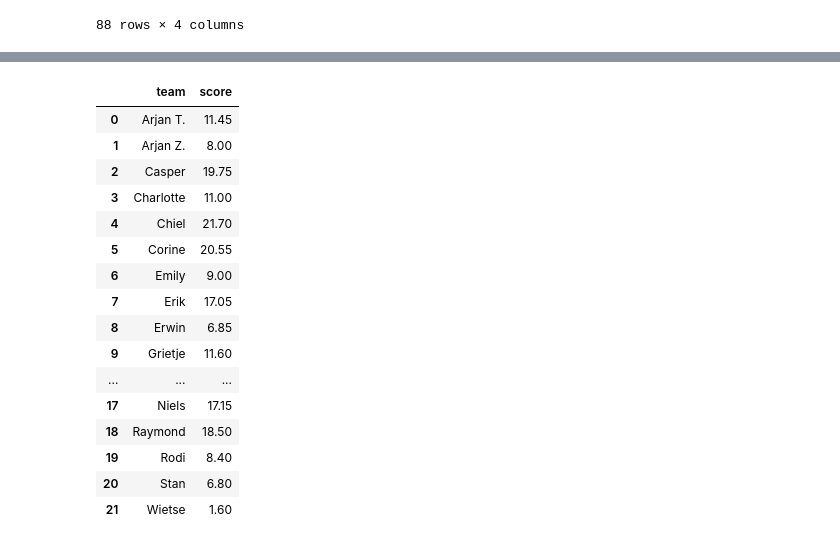
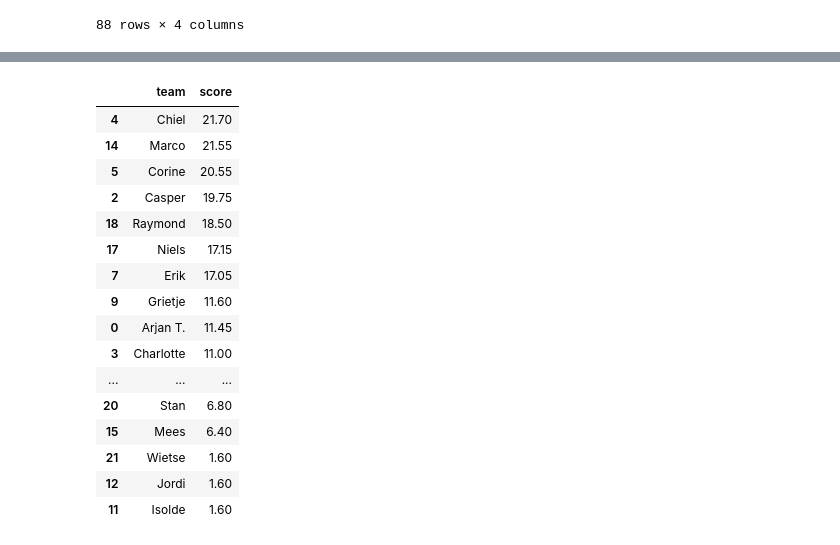
Before and after one commit to Chiil/smallprograms, a Jupyter notebook: acwef1/ACWE F1 2023.ipynb, the cells around one changed output, grey strips where cells are left out. Cells and saved outputs as stored; diff of their text form; code cells hidden in the pictures.

Commit message:
Sort by value.

```diff
--- a/acwef1/ACWE F1 2023.ipynb
+++ b/acwef1/ACWE F1 2023.ipynb
@@ -104,27 +107,27 @@ fig.show()
 # %%
 # df_total_score = df.groupby(['team', 'race'], as_index=False)['score'].sum()
 df_total_score = df.groupby(['team'], as_index=False)['score'].sum()
-# df_total_score = df_total_score.sort_values(by='score', ascending=False)
-df_total_score = df_total_score.sort_values(by='team', ascending=True)
+df_total_score = df_total_score.sort_values(by='score', ascending=False)
+# df_total_score = df_total_score.sort_values(by='team', ascending=True)
 df_total_score
 # %% [output]
 |  | team | score |
+| 4 | Chiel | 21.70 |
+| 14 | Marco | 21.55 |
+| 5 | Corine | 20.55 |
+| 2 | Casper | 19.75 |
+| 18 | Raymond | 18.50 |
+| 17 | Niels | 17.15 |
+| 7 | Erik | 17.05 |
+| 9 | Grietje | 11.60 |
 | 0 | Arjan T. | 11.45 |
-| 1 | Arjan Z. | 8.00 |
-| 2 | Casper | 19.75 |
 | 3 | Charlotte | 11.00 |
-| 4 | Chiel | 21.70 |
-| 5 | Corine | 20.55 |
-| 6 | Emily | 9.00 |
-| 7 | Erik | 17.05 |
-| 8 | Erwin | 6.85 |
-| 9 | Grietje | 11.60 |
 | ... | ... | ... |
-| 17 | Niels | 17.15 |
-| 18 | Raymond | 18.50 |
-| 19 | Rodi | 8.40 |
 | 20 | Stan | 6.80 |
+| 15 | Mees | 6.40 |
 | 21 | Wietse | 1.60 |
+| 12 | Jordi | 1.60 |
+| 11 | Isolde | 1.60 |
 # %%
 team_names = df_total_score['team']
 
```
Also changed, not shown: parts of 3 cells of this notebook.
